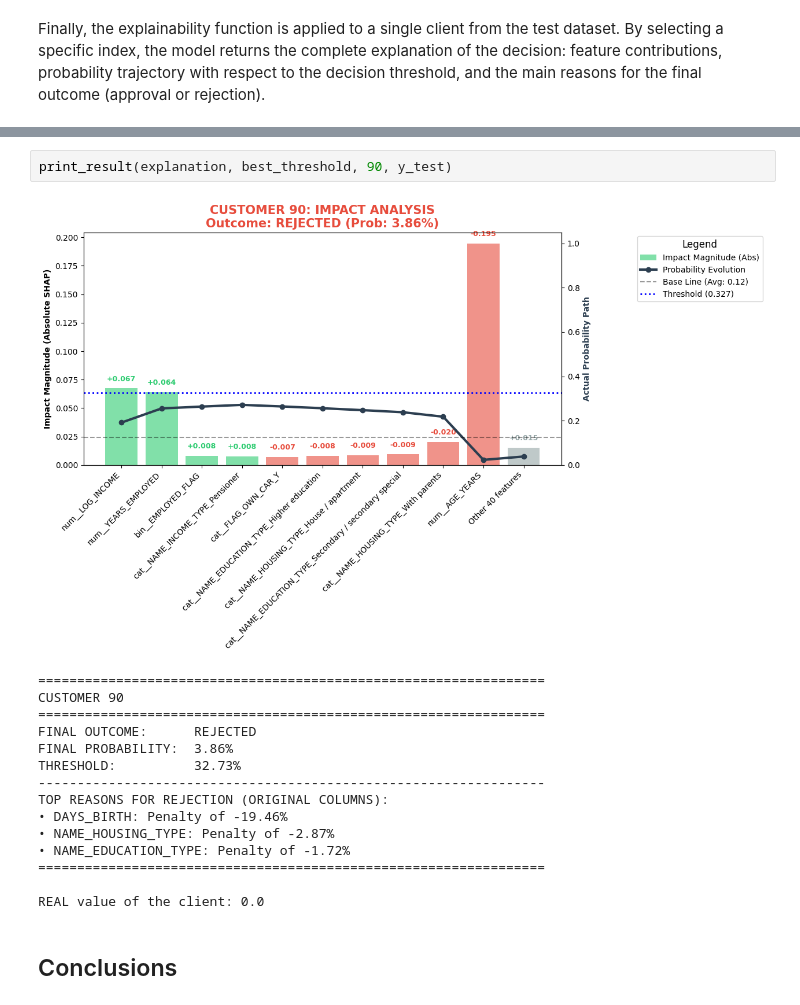
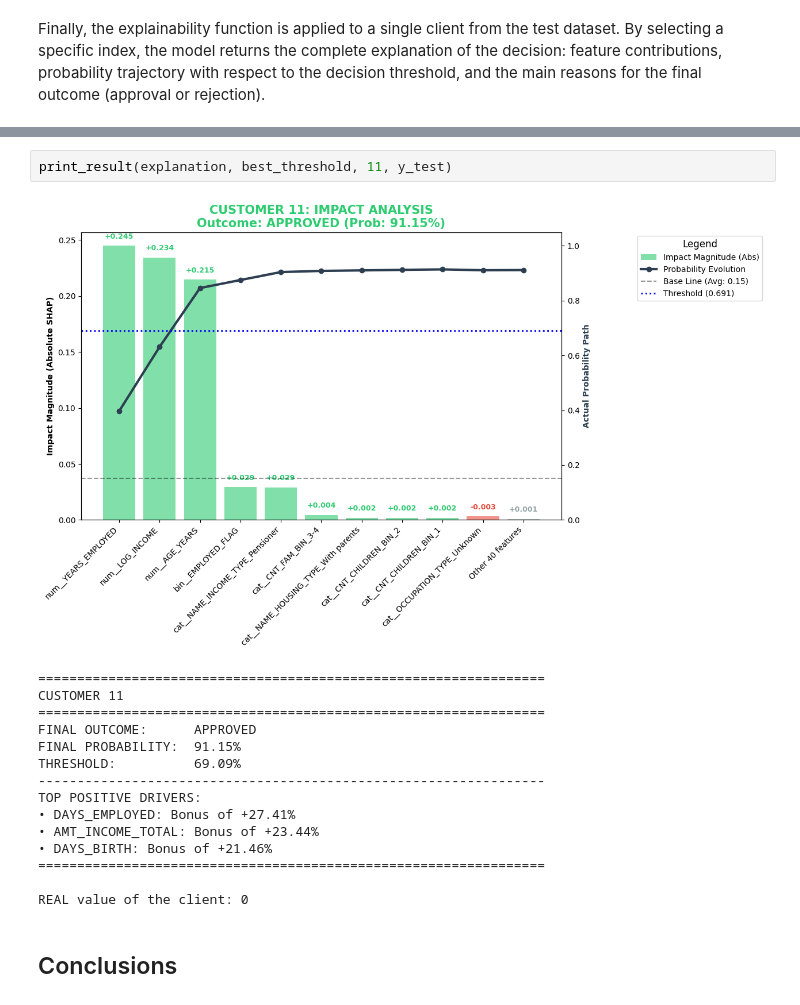
Before and after one commit to Antonio-Martella/end-to-end-ml-credit-risk, a Jupyter notebook: Credit_score.ipynb, the cells around one changed output, grey strips where cells are left out. Cells and saved outputs as stored; diff of their text form.

```diff
--- a/Credit_score.ipynb
+++ b/Credit_score.ipynb
@@ -1341,21 +1344,21 @@ REAL value of the client: 1.0
 # %%
-print_result(explanation, best_threshold, 90, y_test)
+print_result(explanation, best_threshold, 11, y_test)
 # %% [output]
-[figure, old version]
+[figure, new version]
 =================================================================
-CUSTOMER 90
+CUSTOMER 11
 =================================================================
-FINAL OUTCOME:      REJECTED
-FINAL PROBABILITY:  3.86%
-THRESHOLD:          32.73%
+FINAL OUTCOME:      APPROVED
+FINAL PROBABILITY:  91.15%
+THRESHOLD:          69.09%
 -----------------------------------------------------------------
-TOP REASONS FOR REJECTION (ORIGINAL COLUMNS):
-• DAYS_BIRTH: Penalty of -19.46%
-• NAME_HOUSING_TYPE: Penalty of -2.87%
-• NAME_EDUCATION_TYPE: Penalty of -1.72%
+TOP POSITIVE DRIVERS:
+• DAYS_EMPLOYED: Bonus of +27.41%
+• AMT_INCOME_TOTAL: Bonus of +23.44%
+• DAYS_BIRTH: Bonus of +21.46%
 =================================================================
 
-REAL value of the client: 0.0
+REAL value of the client: 0
 # %% [markdown]
 ## Conclusions
 # %% [markdown]
```
Also changed, not shown: parts of 52 cells of this notebook.
